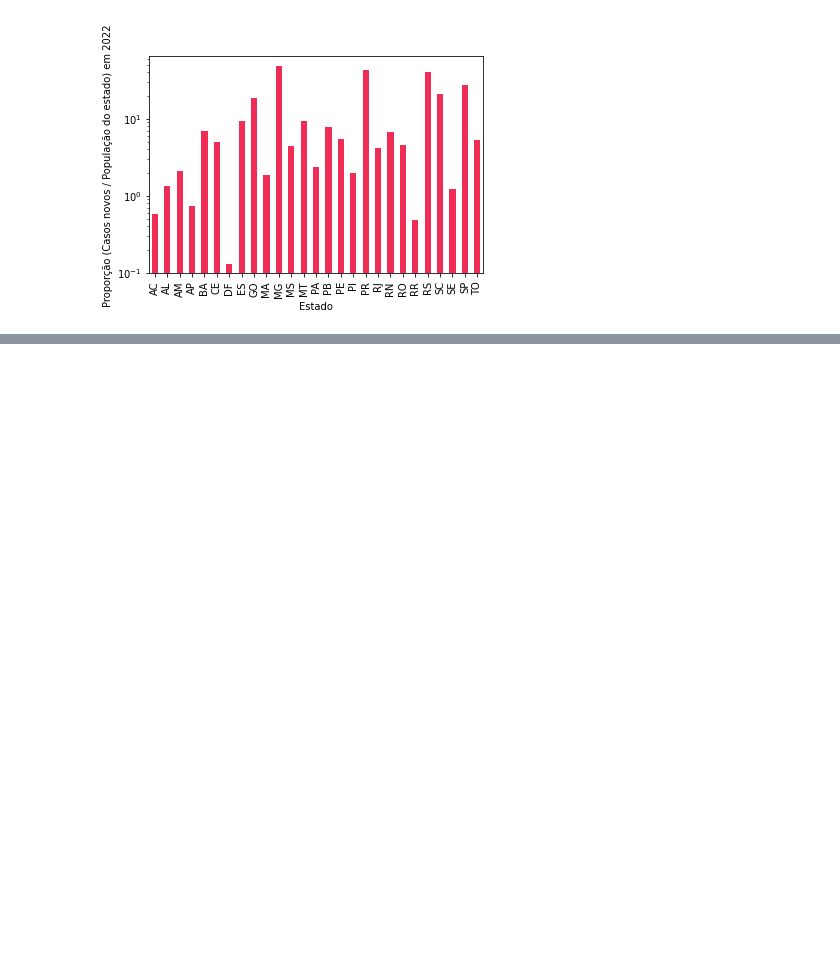
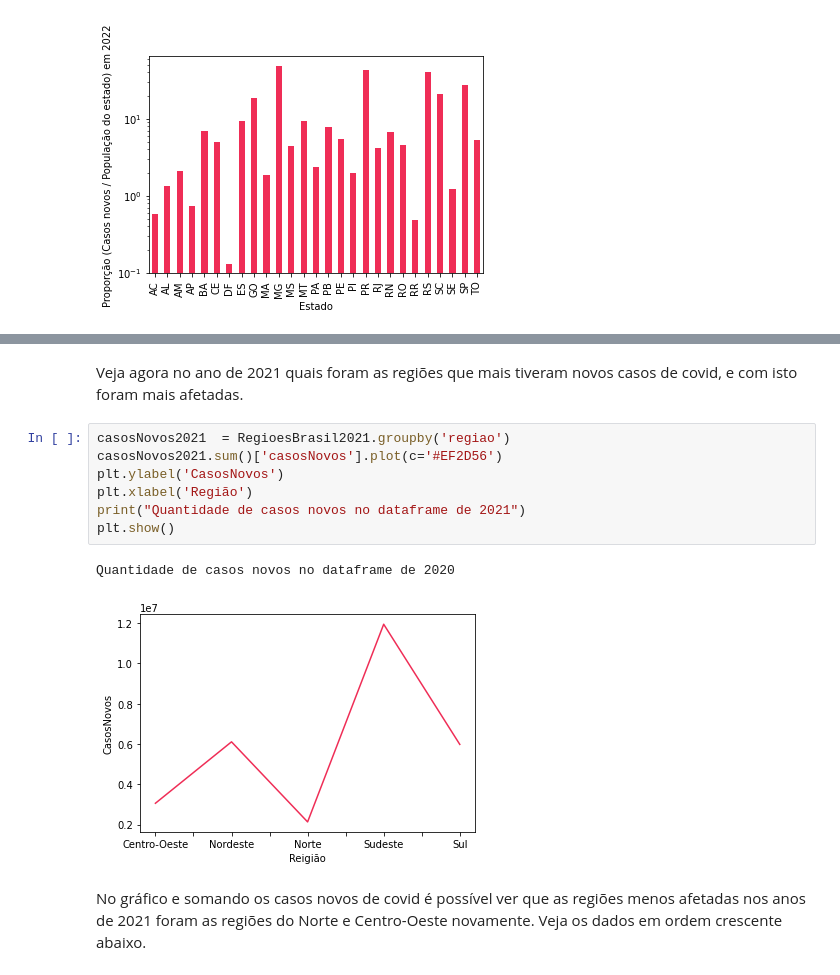
Before and after one commit to GabriellMiranda/TP-Dados-Analise-de-dados-de-covid, a Jupyter notebook: Trabalho_de_Dados.ipynb, the cells around one changed output, grey strips where cells are left out. Saved outputs shown, nothing was run; the diff lists cells and outputs as text; blank space fills up the shorter version.

Commit message:
Quais regiões menos afetadas pelo covid em 2020, 2021 e 2022

```diff
--- a/Trabalho_de_Dados.ipynb
+++ b/Trabalho_de_Dados.ipynb
@@ -604,0 +591,14 @@ plt.show()
+# %% [markdown]
+Veja agora no ano de 2021 quais foram as regiões que mais tiveram novos casos de covid, e com isto foram mais afetadas.
+# %%
+casosNovos2021  = RegioesBrasil2021.groupby('regiao')
+casosNovos2021.sum()['casosNovos'].plot(c='#EF2D56')
+plt.ylabel('CasosNovos')
+plt.xlabel('Região')
+print("Quantidade de casos novos no dataframe de 2021")
+plt.show()
+# %% [output]
+Quantidade de casos novos no dataframe de 2020
+[figure, added]
+# %% [markdown]
+No gráfico e somando os casos novos de covid é possível ver que as regiões menos afetadas nos anos de 2021 foram as regiões do Norte e Centro-Oeste novamente. Veja os dados em ordem crescente abaixo.
```
Also changed, not shown: parts of 20 cells of this notebook.
